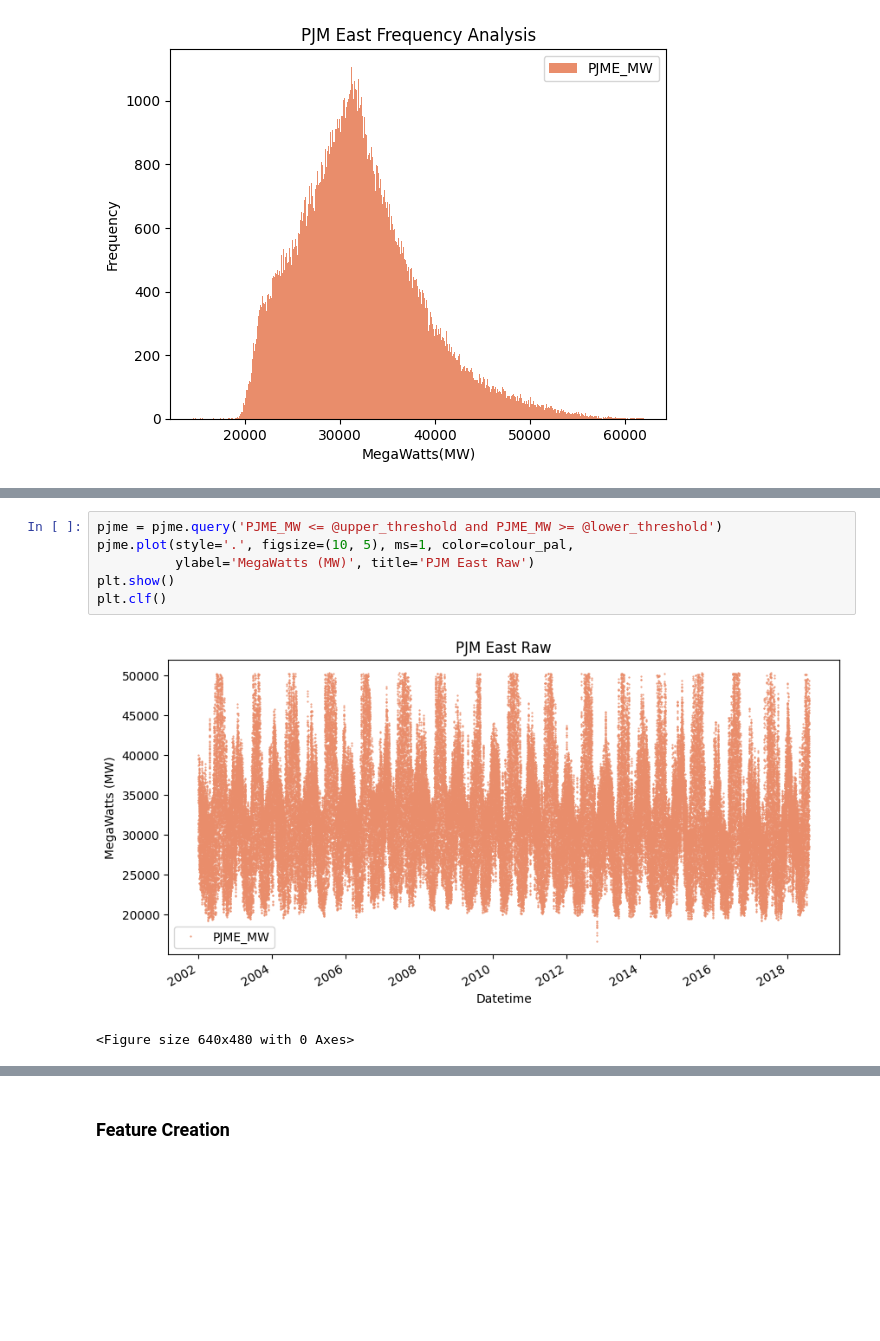
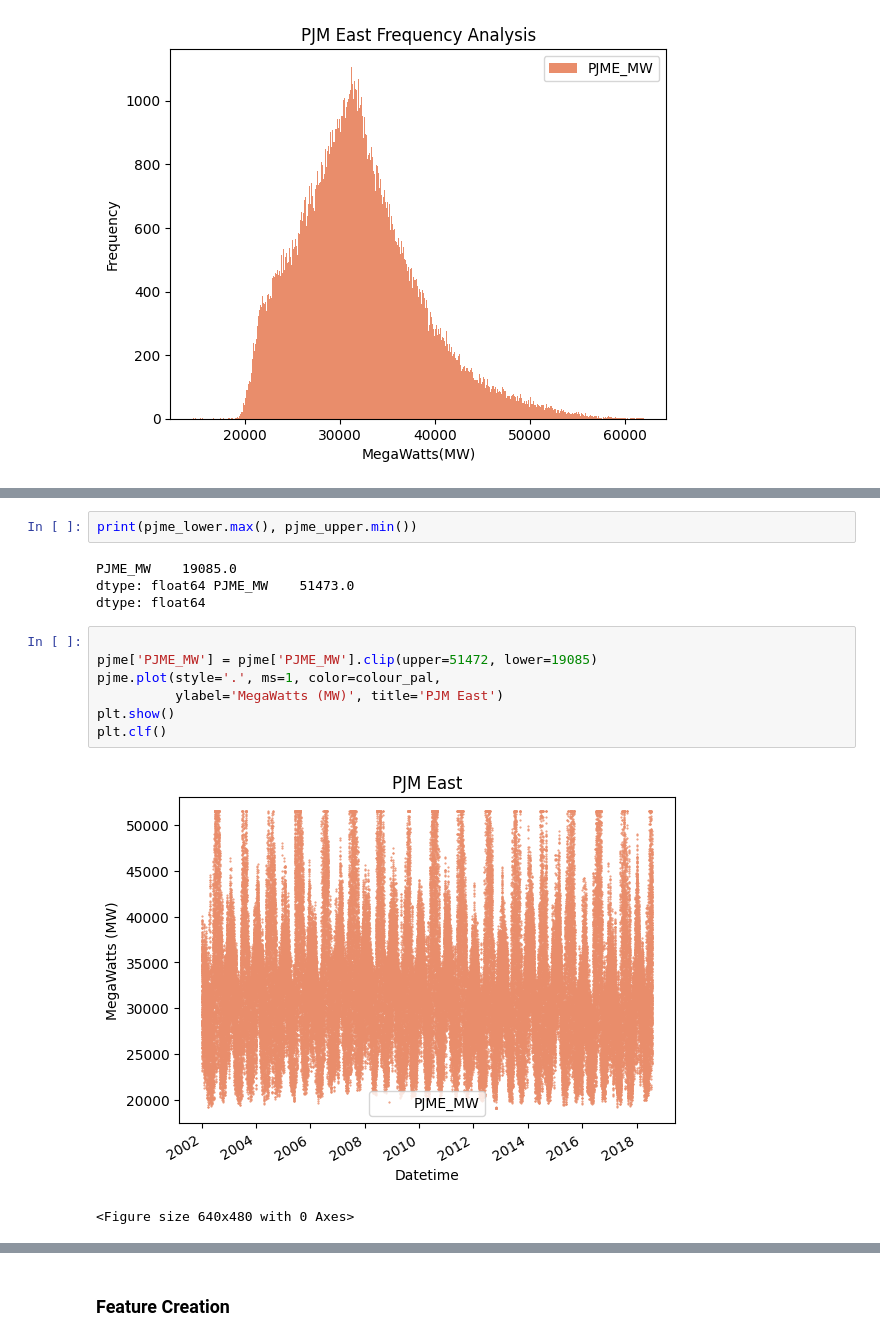
Before and after one commit to minari314159/Energy_Forcasting, a Jupyter notebook: energyforcasting/Forecasting.ipynb, the cells around one changed output, grey strips where cells are left out. Drawn from its saved outputs; the diff is of its cells as text; blank space fills up the shorter version.

```diff
--- a/energyforcasting/Forecasting.ipynb
+++ b/energyforcasting/Forecasting.ipynb
@@ -100,11 +95,18 @@ plt.show()
+# %%
+print(pjme_lower.max(), pjme_upper.min())
+# %% [output]
+PJME_MW    19085.0
+dtype: float64 PJME_MW    51473.0
+dtype: float64
 # %%
-pjme = pjme.query('PJME_MW <= @upper_threshold and PJME_MW >= @lower_threshold')
-pjme.plot(style='.', figsize=(10, 5), ms=1, color=colour_pal,
-          ylabel='MegaWatts (MW)', title='PJM East Raw')
+
+pjme['PJME_MW'] = pjme['PJME_MW'].clip(upper=51472, lower=19085)
+pjme.plot(style='.', ms=1, color=colour_pal,
+          ylabel='MegaWatts (MW)', title='PJM East')
 plt.show()
 plt.clf()
 # %% [output]
-[figure, old version]
+[figure, new version]
 <Figure size 640x480 with 0 Axes>
 # %%
 pjme.plot(kind='hist', bins=500, color=colour_pal, xlabel='MegaWatts(MW)', title='PJM East Frequency Analysis')
```
Also changed, not shown: parts of 61 cells of this notebook, 1 other file.
